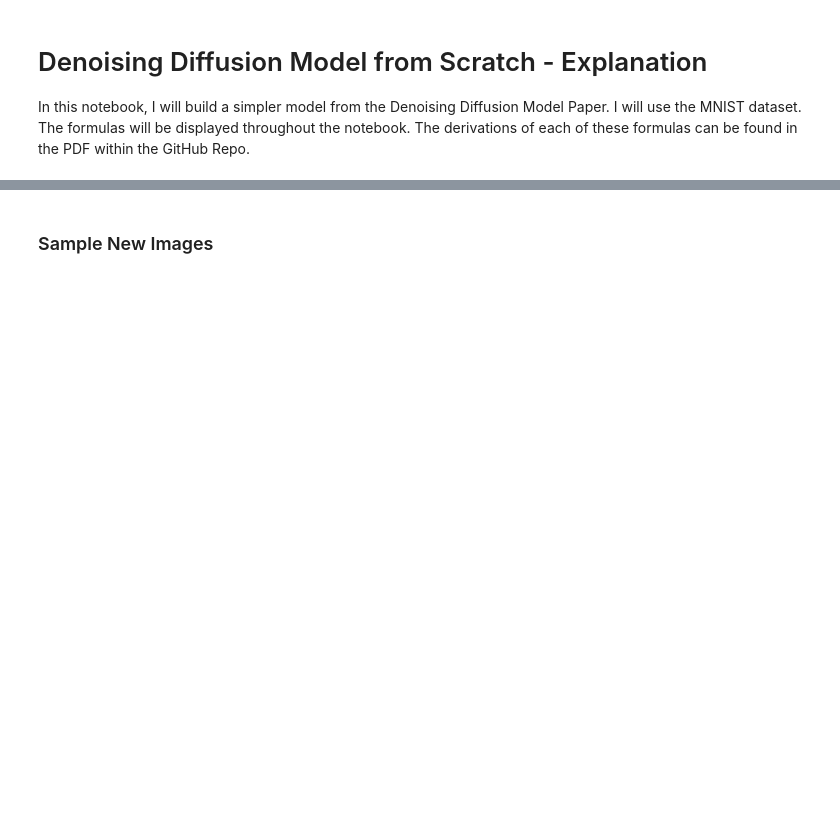
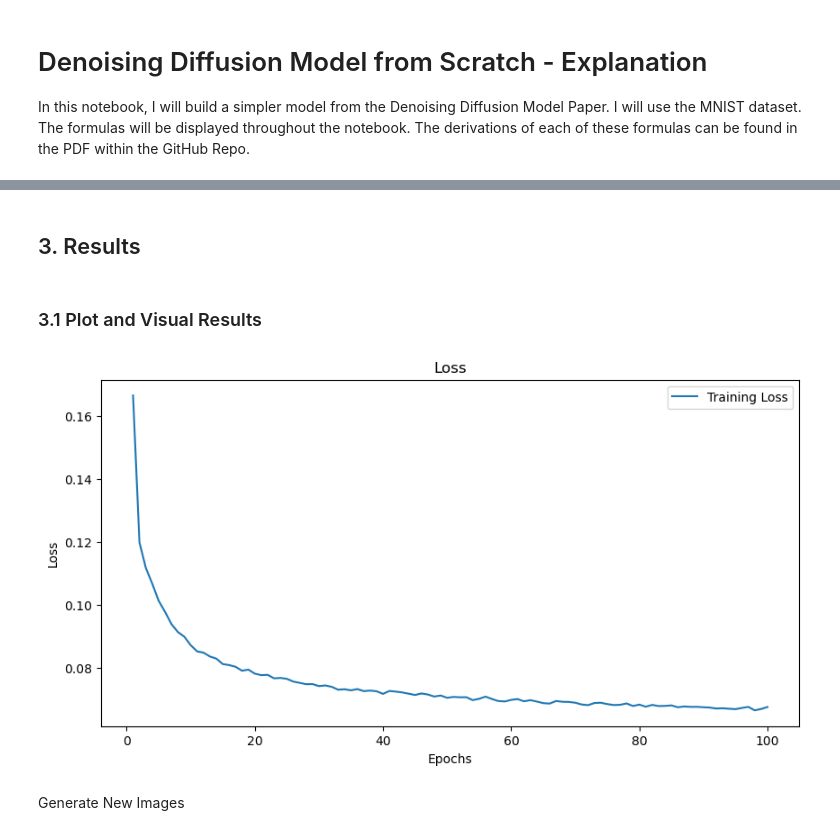
Before and after one commit to CamdenKitowski/DenoisingDiffusionModels, a Jupyter notebook: DenoisingDiffusionModel.ipynb, the cells around one changed output, grey strips where cells are left out. Cells and saved outputs as stored; diff of their text form; code cells hidden in the pictures; blank space fills up the shorter version.

```diff
--- a/DenoisingDiffusionModel.ipynb
+++ b/DenoisingDiffusionModel.ipynb
@@ -205,2 +494,18 @@ def get_loss(model, x_0, t):
+# %% [markdown]
+## 3. Results
+# %% [markdown]
+### 3.1 Plot and Visual Results
+# %%
+# Plotting the training loss
+N = np.arange(epochs) + 1
+plt.figure(figsize=(10, 5))
+plt.plot(N, losses, label='Training Loss')
+plt.title('Loss')
+plt.xlabel('Epochs')
+plt.ylabel('Loss')
+plt.legend()
+plt.show()
+# %% [output]
+[figure, added]
 # %% [markdown]
-### Sample New Images
+Generate New Images
```
Also changed, not shown: parts of 26 cells of this notebook.
